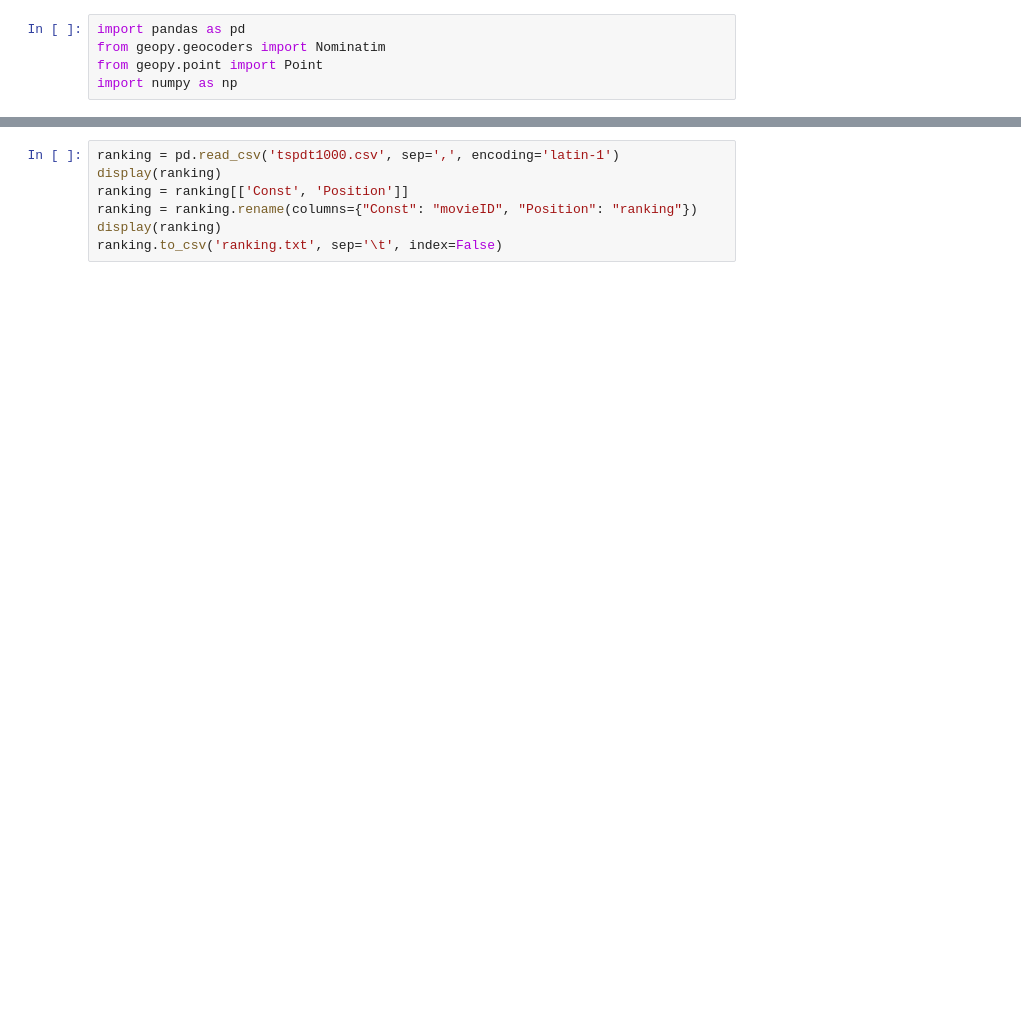
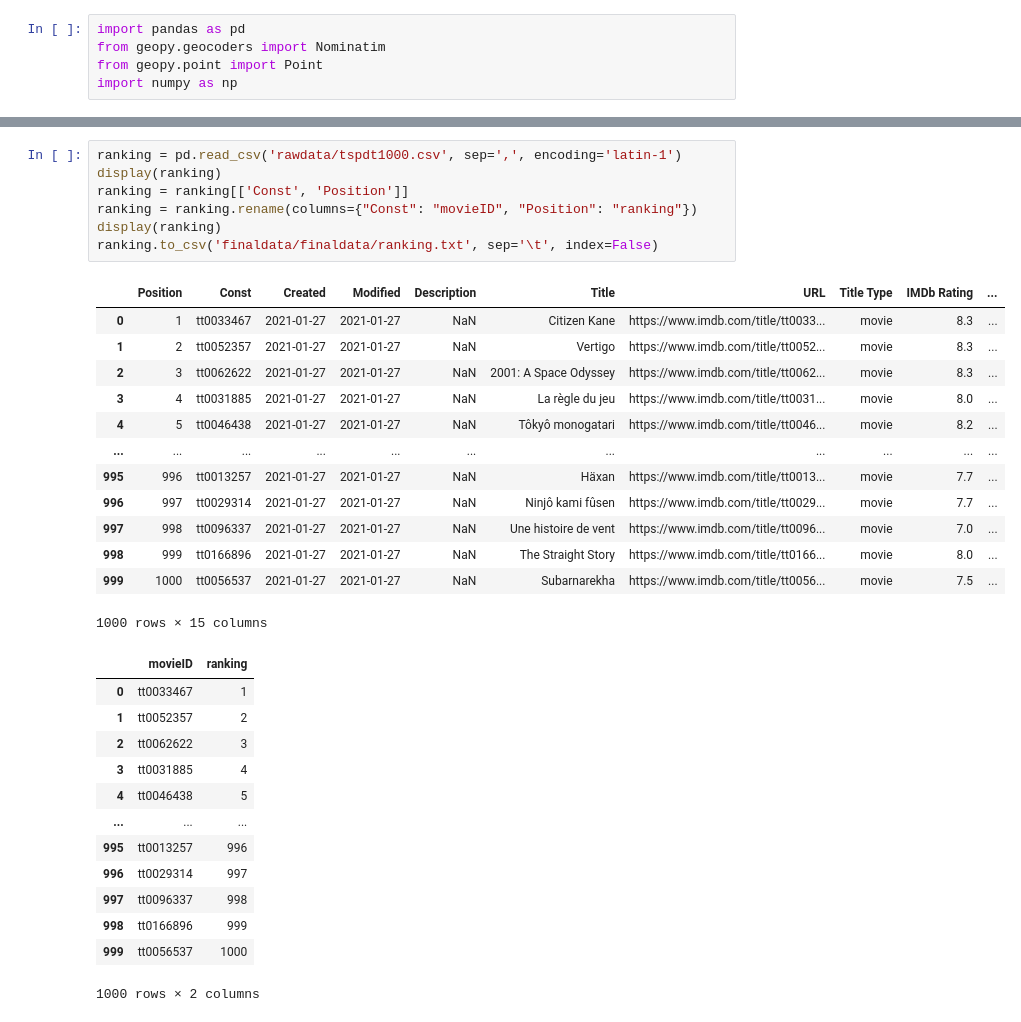
Before and after one commit to andychen237/filmDB, a Jupyter notebook: databases_cleanup.ipynb, the cells around one changed output, grey strips where cells are left out. Saved outputs shown, nothing was run; the diff lists cells and outputs as text; blank space fills up the shorter version.

```diff
--- a/databases_cleanup.ipynb
+++ b/databases_cleanup.ipynb
@@ -226,7 +302,34 @@ directedby.to_csv('/content/gdrive/My Drive/Databases Project/Phase C/directedby
 # %%
-ranking = pd.read_csv('tspdt1000.csv', sep=',', encoding='latin-1')
+ranking = pd.read_csv('rawdata/tspdt1000.csv', sep=',', encoding='latin-1')
 display(ranking)
 ranking = ranking[['Const', 'Position']]
 ranking = ranking.rename(columns={"Const": "movieID", "Position": "ranking"})
 display(ranking)
-ranking.to_csv('ranking.txt', sep='\t', index=False)
+ranking.to_csv('finaldata/finaldata/ranking.txt', sep='\t', index=False)
+# %% [output]
+|  | Position | Const | Created | Modified | Description | Title | URL | Title Type | IMDb Rating | ... |
+| 0 | 1 | tt0033467 | 2021-01-27 | 2021-01-27 | NaN | Citizen Kane | https://www.imdb.com/title/tt0033... | movie | 8.3 | ... |
+| 1 | 2 | tt0052357 | 2021-01-27 | 2021-01-27 | NaN | Vertigo | https://www.imdb.com/title/tt0052... | movie | 8.3 | ... |
+| 2 | 3 | tt0062622 | 2021-01-27 | 2021-01-27 | NaN | 2001: A Space Odyssey | https://www.imdb.com/title/tt0062... | movie | 8.3 | ... |
+| 3 | 4 | tt0031885 | 2021-01-27 | 2021-01-27 | NaN | La règle du jeu | https://www.imdb.com/title/tt0031... | movie | 8.0 | ... |
+| 4 | 5 | tt0046438 | 2021-01-27 | 2021-01-27 | NaN | Tôkyô monogatari | https://www.imdb.com/title/tt0046... | movie | 8.2 | ... |
+| ... | ... | ... | ... | ... | ... | ... | ... | ... | ... | ... |
+| 995 | 996 | tt0013257 | 2021-01-27 | 2021-01-27 | NaN | Häxan | https://www.imdb.com/title/tt0013... | movie | 7.7 | ... |
+| 996 | 997 | tt0029314 | 2021-01-27 | 2021-01-27 | NaN | Ninjô kami fûsen | https://www.imdb.com/title/tt0029... | movie | 7.7 | ... |
+| 997 | 998 | tt0096337 | 2021-01-27 | 2021-01-27 | NaN | Une histoire de vent | https://www.imdb.com/title/tt0096... | movie | 7.0 | ... |
+| 998 | 999 | tt0166896 | 2021-01-27 | 2021-01-27 | NaN | The Straight Story | https://www.imdb.com/title/tt0166... | movie | 8.0 | ... |
+| 999 | 1000 | tt0056537 | 2021-01-27 | 2021-01-27 | NaN | Subarnarekha | https://www.imdb.com/title/tt0056... | movie | 7.5 | ... |
+1000 rows × 15 columns
+|  | movieID | ranking |
+| 0 | tt0033467 | 1 |
+| 1 | tt0052357 | 2 |
+| 2 | tt0062622 | 3 |
+| 3 | tt0031885 | 4 |
+| 4 | tt0046438 | 5 |
+| ... | ... | ... |
+| 995 | tt0013257 | 996 |
+| 996 | tt0029314 | 997 |
+| 997 | tt0096337 | 998 |
+| 998 | tt0166896 | 999 |
+| 999 | tt0056537 | 1000 |
+1000 rows × 2 columns
```
Also changed, not shown: parts of 15 cells of this notebook, 29 other files.
